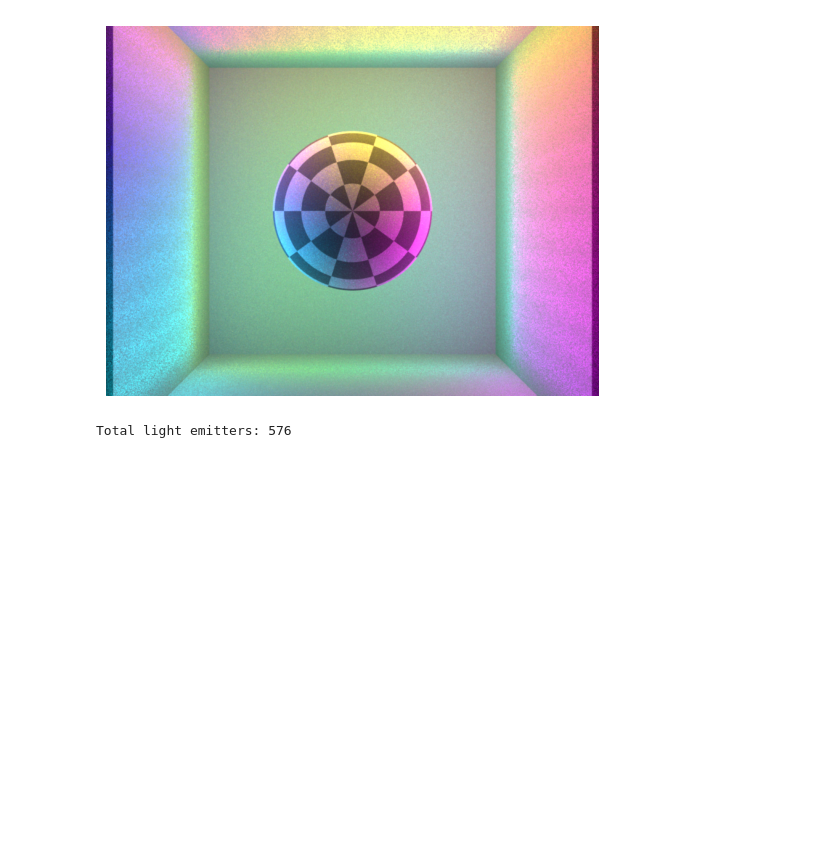
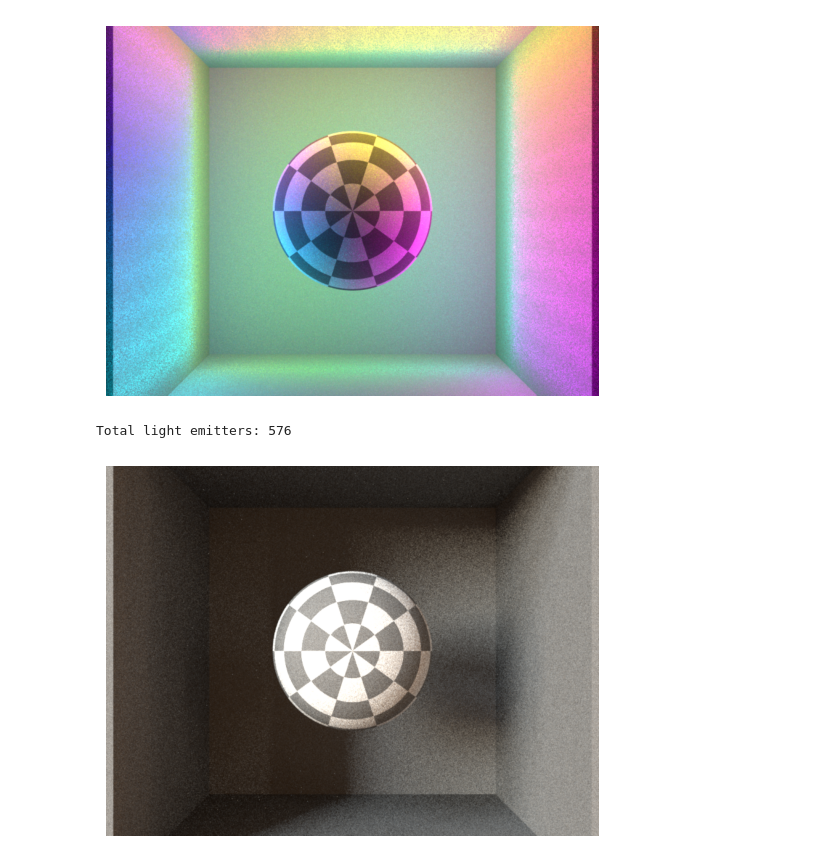
Before and after one commit to kkxthyl/WalmartRGB, a Jupyter notebook: cube/cube.ipynb, the cells around one changed output. Saved outputs shown, nothing was run; the diff lists cells and outputs as text; code cells hidden in the pictures; blank space fills up the shorter version.

Commit message:
fixed emitters

```diff
--- a/cube/cube.ipynb
+++ b/cube/cube.ipynb
@@ -606,36 +606,24 @@ all_pos = top_pos + back_pos + left_pos + right_pos
 print("Total light emitters:", len(all_pos))
 
 
-# Suppose you already generated 'all_positions' for 600 lights
-# We'll just assume you have them in a list named all_positions.
-# Build emitter definitions, each with a unique color.
 emitters = {}
 num_emitters = len(all_pos)
 for i, pos in enumerate(all_pos):
-    color = [1, 1, 1]
+    # color = [0.25, 0.25, 0.25]
+    color = [0, 0, 0]
     emitters[f"light_{i}"] = {
         "type": "point",
         "position": pos,
         "intensity": {
             "type": "rgb",
-            "value": color  # Use the rainbow function's RGB output
+            "value": color
         }
-
-#         # "center": pos,
-#         # "radius": 0.05,
-#         # "emitter": {
-#         #     "type": "area",
-#         #     "radiance": {"type": "rgb", "value": color}
-#         # },
-#         # Optional: a diffuse BSDF so you see the spheres themselves
-#         # "bsdf": {
-#         #     "type": "diffuse",
-#         #     "reflectance": {"type": "rgb", "value": [1, 1, 1]}
-#         # }
 }
 
-
-hdri = mi.Bitmap('../night_hdri.exr').convert(mi.Bitmap.PixelFormat.RGB, mi.Struct.Type.Float32)
+# BRIGHT HDRI
+hdri = mi.Bitmap('../sample_hdri.exr').convert(mi.Bitmap.PixelFormat.RGB, mi.Struct.Type.Float32)
+# DARK HDRI
+# hdri = mi.Bitmap('../night_hdri.exr').convert(mi.Bitmap.PixelFormat.RGB, mi.Struct.Type.Float32)
 scene_dict = {
     "type": "scene",
     "integrator": {"type": "path"},
@@ -666,6 +654,7 @@ scene_dict = {
         "type": "envmap",
         # "filename": "../sample_hdri.exr",
         "bitmap": hdri,
+        "scale": 1.0       # make hdri env light more noticeable
 
     },
     "cube-back":{
@@ -740,31 +729,32 @@ scene_dict = {
         }
     },
     "center_sphere": {
         "type": "sphere",
         "to_world": mi.ScalarTransform4f().translate([0, 0, 0]).scale(2),  # Adjust position & size
         "bsdf": {
             "type": "diffuse",
             # "reflectance": {
             #     "type": "rgb",
             #     "value": [0.5, 0.5, 0.5]
             # }
             "reflectance": {
                 "type": "checkerboard",
                 "color0": {"type": "rgb", "value": [0.8, 0.8, 0.8]},
                 "color1": {"type": "rgb", "value": [0.2, 0.2, 0.2]},
                 "to_uv": mi.Transform4f().scale([5, 5, 5])
 
 
             }
         }
     }
 }
 
-# scene_dict.update(emitters)
+scene_dict.update(emitters)
 scene = mi.load_dict(scene_dict)
 img = mi.render(scene)
 plt.imshow(mi.util.convert_to_bitmap(img))
 plt.axis('off')
 plt.show()
 # %% [output]
 Total light emitters: 576
+[figure, added]
```
